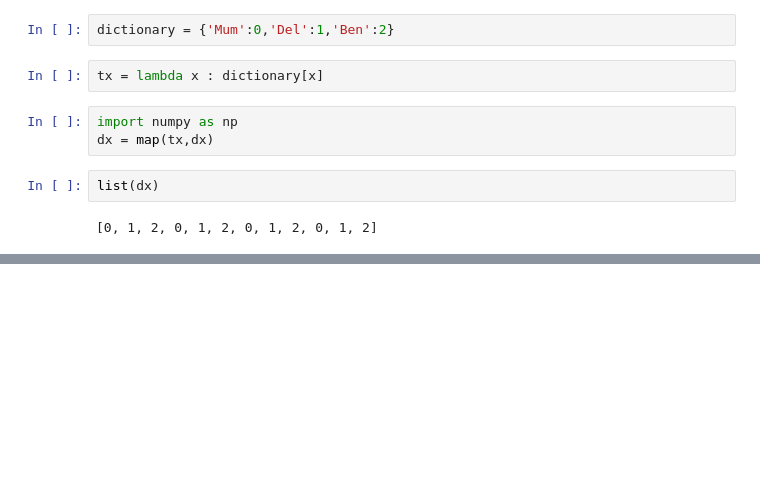
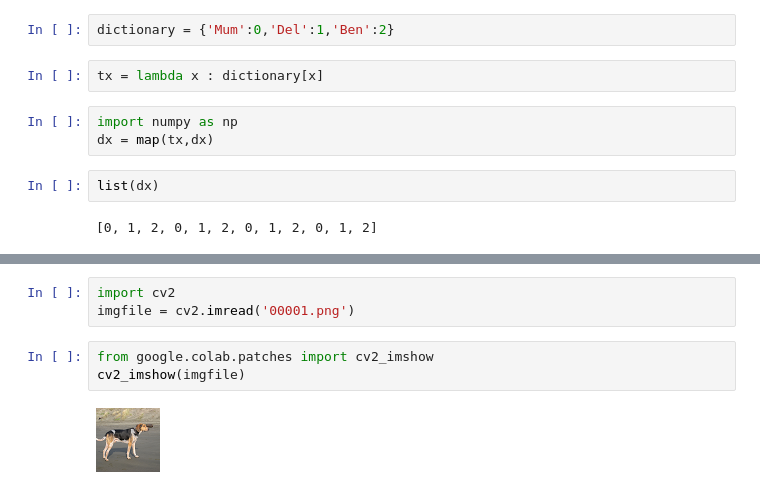
Before and after one commit to a-forty-two/diamler_17_jan, a Jupyter notebook: PythonFundamentals.ipynb, the cells around one changed output, grey strips where cells are left out. Drawn from its saved outputs; the diff is of its cells as text; blank space fills up the shorter version.

```diff
--- a/PythonFundamentals.ipynb
+++ b/PythonFundamentals.ipynb
@@ -110,0 +196,8 @@ list(dx)
+# %%
+import cv2
+imgfile = cv2.imread('00001.png')
+# %%
+from google.colab.patches import cv2_imshow
+cv2_imshow(imgfile)
+# %% [output]
+[figure, added]
```
Also changed, not shown: parts of 18 cells of this notebook.
